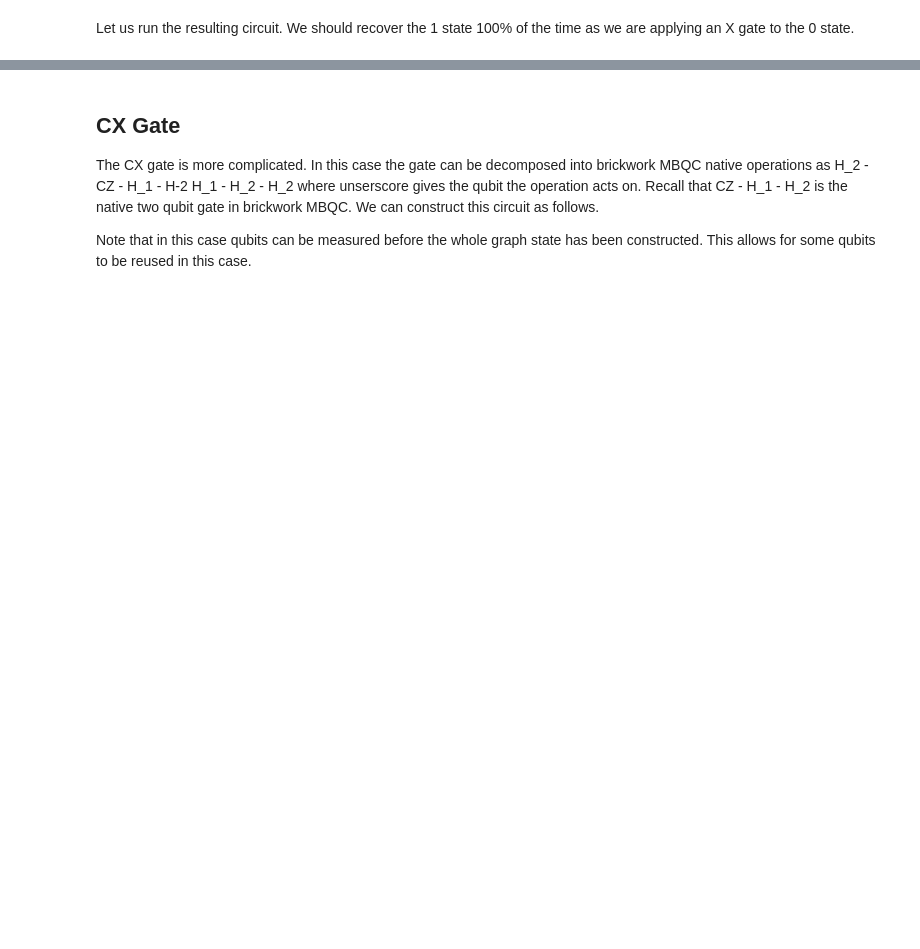
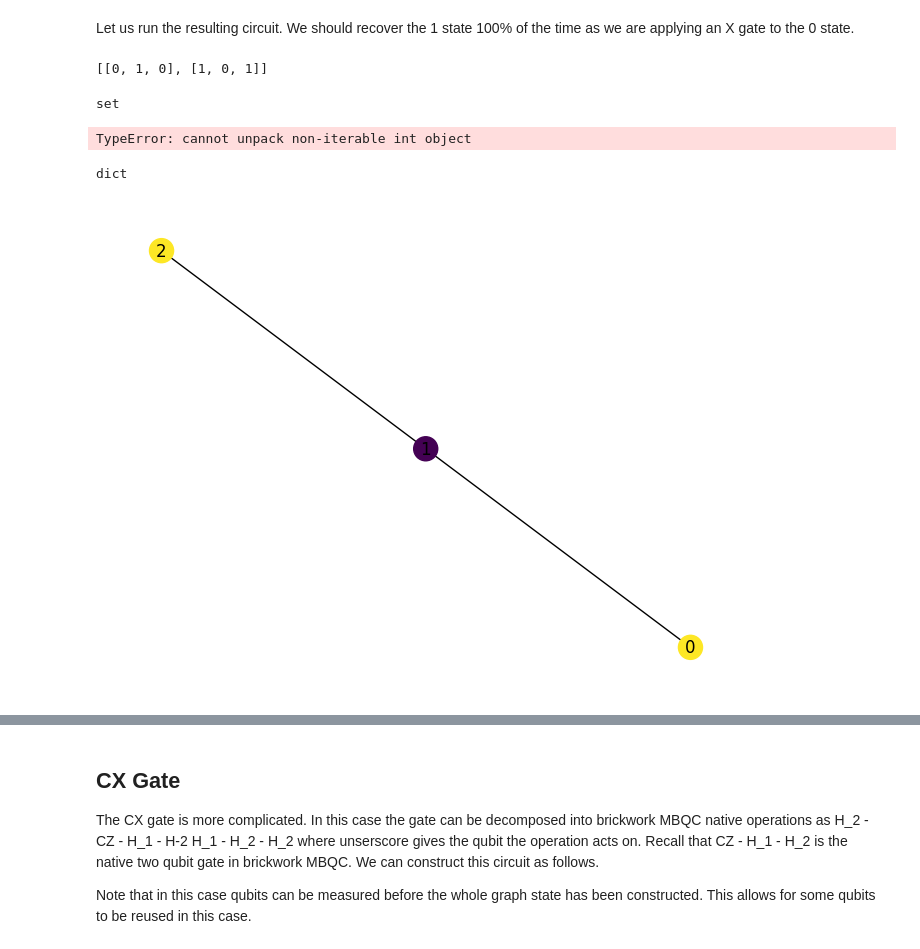
Before and after one commit to CQCL/ocvqc-py, a Jupyter notebook: pytket-mbqc-py/example.ipynb, the cells around one changed output, grey strips where cells are left out. Drawn from its saved outputs; the diff is of its cells as text; code cells hidden in the pictures; blank space fills up the shorter version.

```diff
--- a/pytket-mbqc-py/example.ipynb
+++ b/pytket-mbqc-py/example.ipynb
@@ -35,3 +64,29 @@ Let us run the resulting circuit. We should recover the 1 state 100% of the time
+# %%
+graph = circuit.graph
+colouring = get_colouring_dict(graph)
+colouring_lists = get_colouring_lists(colouring)
+print(colouring_lists)
+# %% [output]
+[[0, 1, 0], [1, 0, 1]]
+# %%
+type(set(colouring.values()))
+# %% [output]
+set
+# %%
+ [[int(value == unique) for key, value in colouring] for unique in unique_colors]
+# %% [output]
+TypeError: cannot unpack non-iterable int object
+# %%
+type(colouring)
+# %% [output]
+dict
+# %%
+color_map = [coloring[node] for node in G.nodes]
+
+# Draw the graph with the color map
+nx.draw(G, node_color=color_map, with_labels=True)
+# %% [output]
+[figure, added]
 # %%
 from pytket_mbqc_py import get_wasm_file_handler
 from pytket.extensions.quantinuum import QuantinuumBackend, QuantinuumAPIOffline
```
Also changed, not shown: parts of 6 cells of this notebook, 2 other files.
